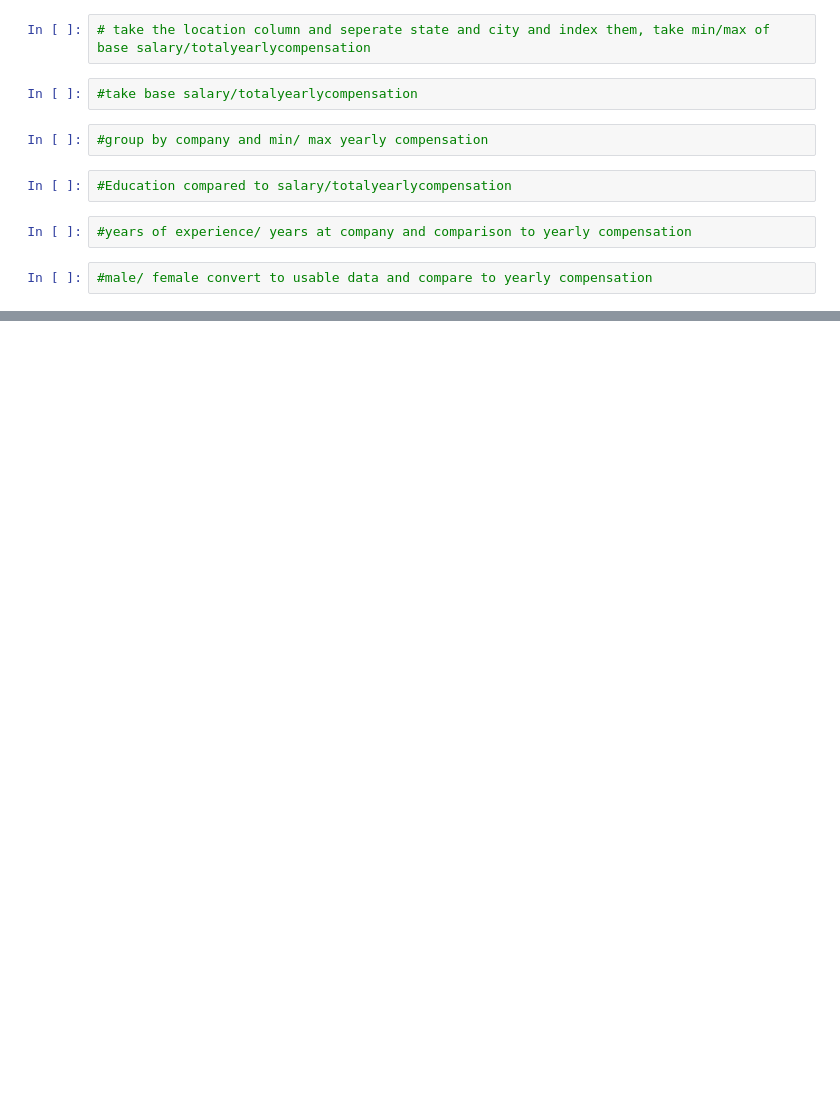
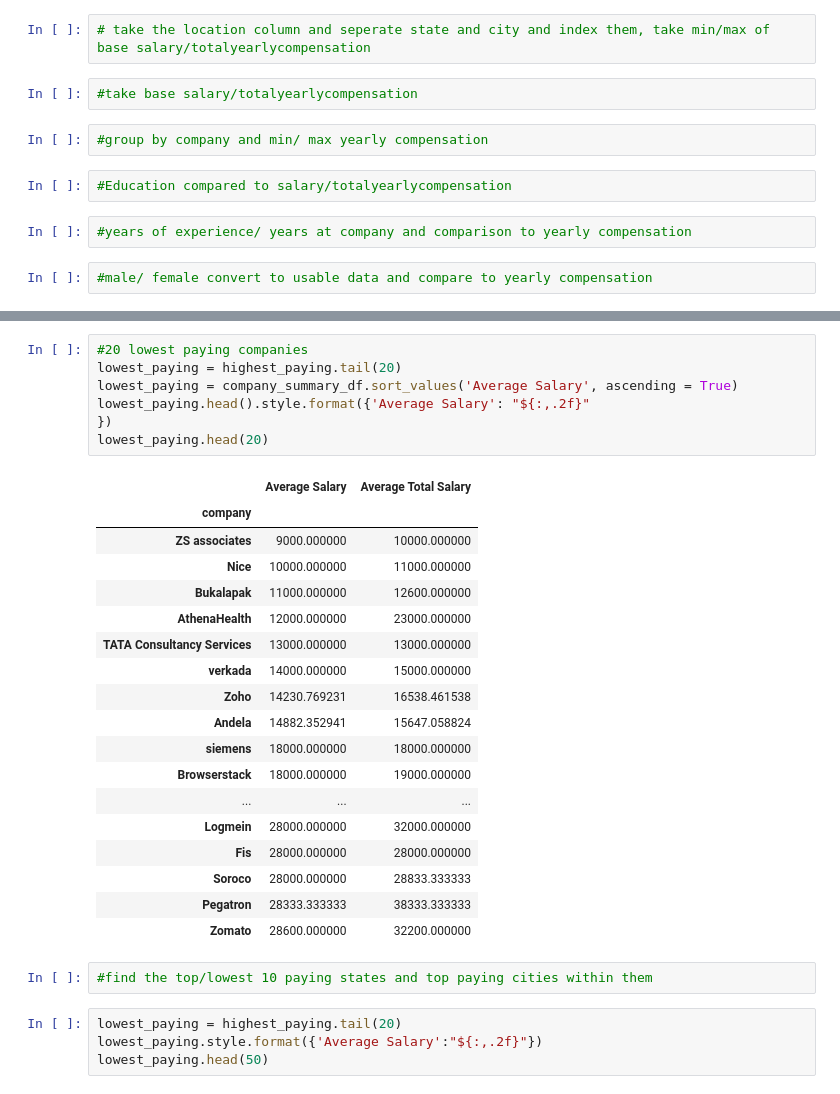
Before and after one commit to nealp1910/NU_Bootcamp_2022_Project_1, a Jupyter notebook: Stem Salaries Notebook.ipynb, the cells around one changed output, grey strips where cells are left out. Drawn from its saved outputs; the diff is of its cells as text; blank space fills up the shorter version.

```diff
--- a/Stem Salaries Notebook.ipynb
+++ b/Stem Salaries Notebook.ipynb
@@ -22,0 +164,32 @@ df.head(60)
+# %%
+#20 lowest paying companies
+lowest_paying = highest_paying.tail(20)
+lowest_paying = company_summary_df.sort_values('Average Salary', ascending = True)
+lowest_paying.head().style.format({'Average Salary': "${:,.2f}"
+})
+lowest_paying.head(20)
+# %% [output]
+|  | Average Salary | Average Total Salary |
+| company |  |  |
+| ZS associates | 9000.000000 | 10000.000000 |
+| Nice | 10000.000000 | 11000.000000 |
+| Bukalapak | 11000.000000 | 12600.000000 |
+| AthenaHealth | 12000.000000 | 23000.000000 |
+| TATA Consultancy Services | 13000.000000 | 13000.000000 |
+| verkada | 14000.000000 | 15000.000000 |
+| Zoho | 14230.769231 | 16538.461538 |
+| Andela | 14882.352941 | 15647.058824 |
+| siemens | 18000.000000 | 18000.000000 |
+| Browserstack | 18000.000000 | 19000.000000 |
+| ... | ... | ... |
+| Logmein | 28000.000000 | 32000.000000 |
+| Fis | 28000.000000 | 28000.000000 |
+| Soroco | 28000.000000 | 28833.333333 |
+| Pegatron | 28333.333333 | 38333.333333 |
+| Zomato | 28600.000000 | 32200.000000 |
+# %%
+#find the top/lowest 10 paying states and top paying cities within them
+# %%
+lowest_paying = highest_paying.tail(20)
+lowest_paying.style.format({'Average Salary':"${:,.2f}"})
+lowest_paying.head(50)
```
Also changed, not shown: parts of 10 cells of this notebook, 1 other file.
